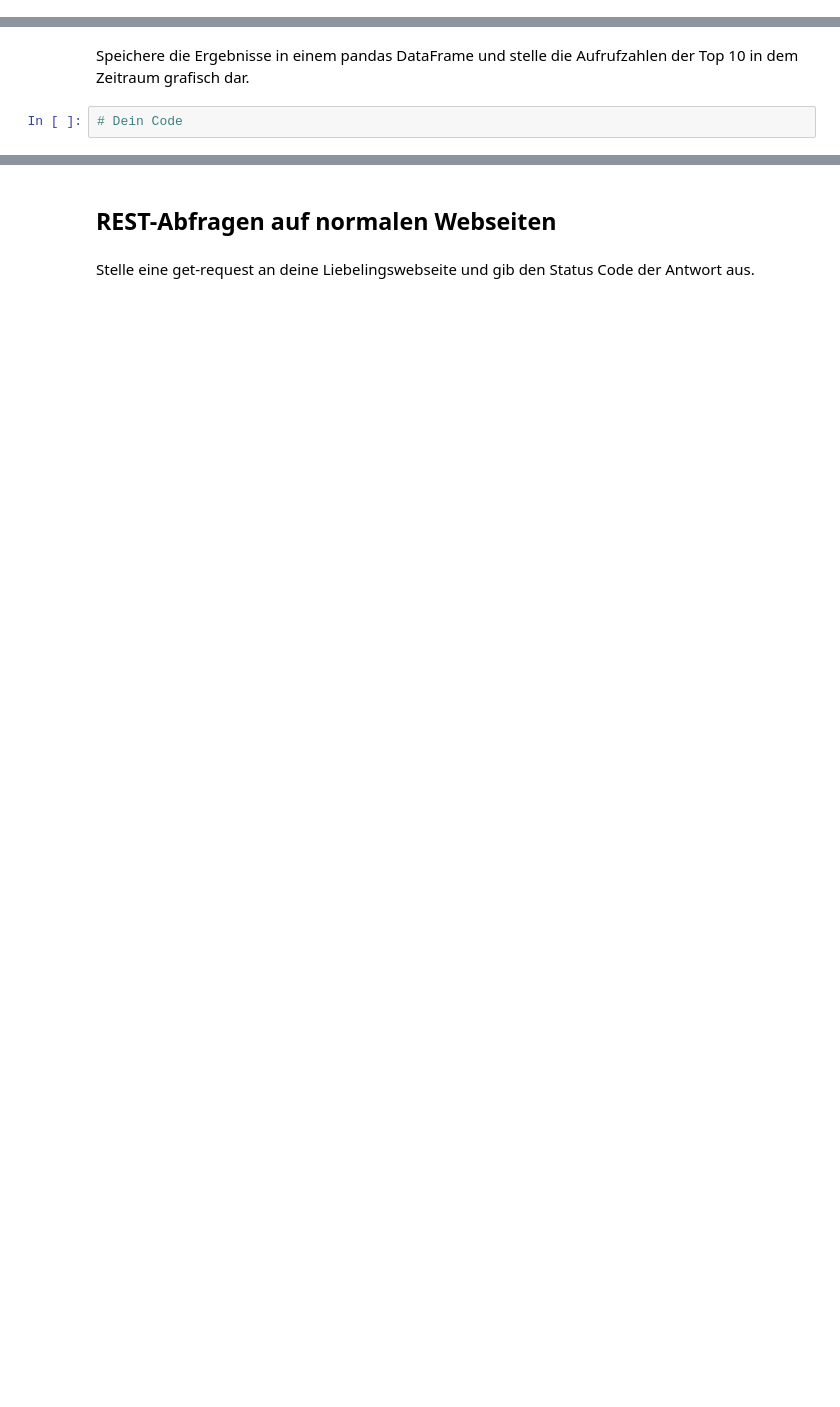
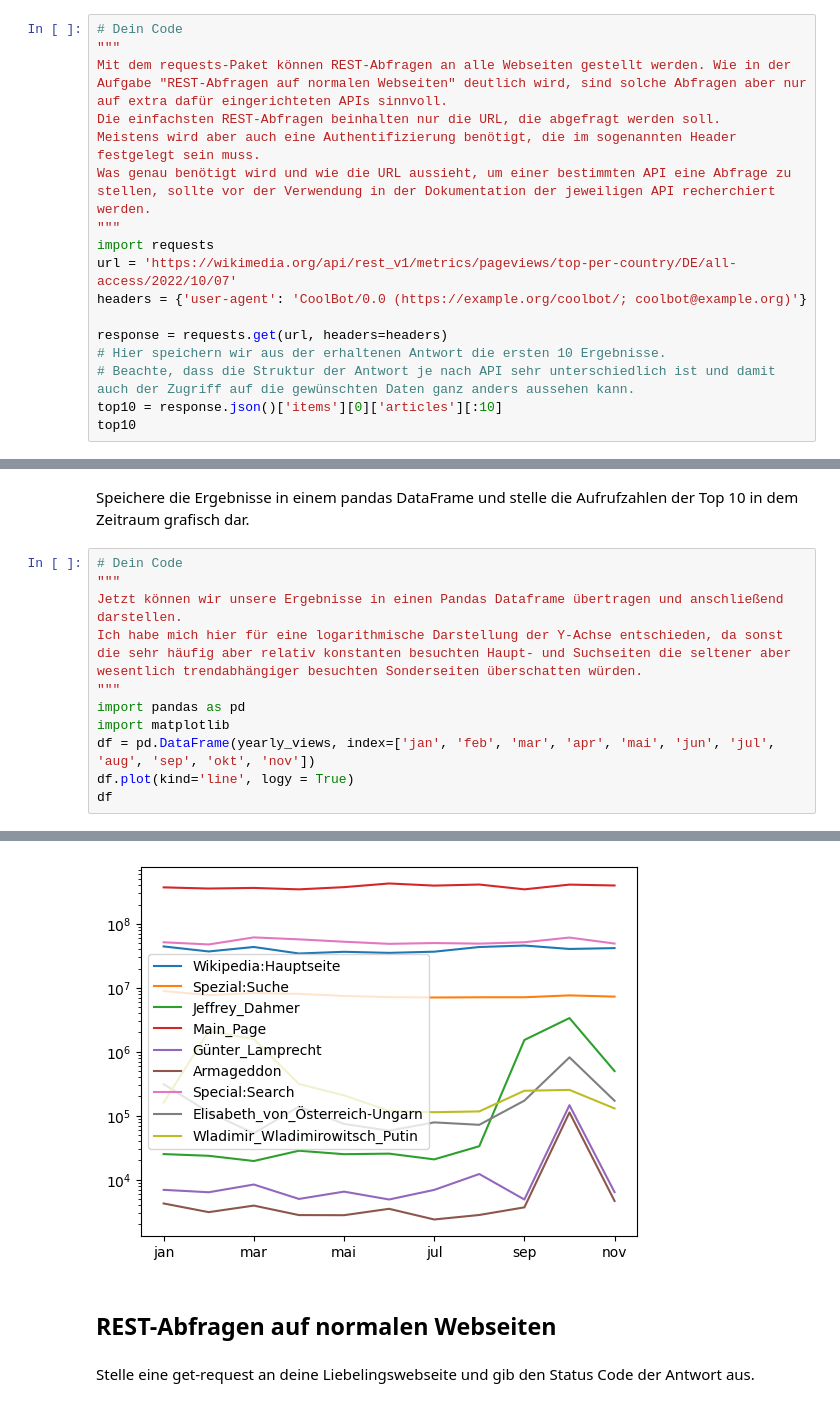
Before and after one commit to Tilana/datenjournalismus-in-python, a Jupyter notebook: workbook/aufgaben/uebungen7.ipynb, the cells around one changed output, grey strips where cells are left out. Drawn from its saved outputs; the diff is of its cells as text; blank space fills up the shorter version.

```diff
--- a/workbook/aufgaben/uebungen7.ipynb
+++ b/workbook/aufgaben/uebungen7.ipynb
@@ -13,0 +12,17 @@ Speichere die Top 10 in einer Liste.
+# %%
+# Dein Code
+"""
+Mit dem requests-Paket können REST-Abfragen an alle Webseiten gestellt werden. Wie in der Aufgabe "REST-Abfragen auf normalen Webseiten" deutlich wird, sind solche Abfragen aber nur auf extra dafür eingerichteten APIs sinnvoll.
+Die einfachsten REST-Abfragen beinhalten nur die URL, die abgefragt werden soll.
+Meistens wird aber auch eine Authentifizierung benötigt, die im sogenannten Header festgelegt sein muss.
+Was genau benötigt wird und wie die URL aussieht, um einer bestimmten API eine Abfrage zu stellen, sollte vor der Verwendung in der Dokumentation der jeweiligen API recherchiert werden.
+"""
+import requests
+url = 'https://wikimedia.org/api/rest_v1/metrics/pageviews/top-per-country/DE/all-access/2022/10/07'
+headers = {'user-agent': 'CoolBot/0.0 (https://example.org/coolbot/; coolbot@example.org)'}
+
+response = requests.get(url, headers=headers)
+# Hier speichern wir aus der erhaltenen Antwort die ersten 10 Ergebnisse.
+# Beachte, dass die Struktur der Antwort je nach API sehr unterschiedlich ist und damit auch der Zugriff auf die gewünschten Daten ganz anders aussehen kann.
+top10 = response.json()['items'][0]['articles'][:10]
+top10
@@ -18,4 +102,14 @@ Ermittle nun für jede Seite der Top 10 wie häufig diese zwischen dem 1. Januar
 # %% [markdown]
 Speichere die Ergebnisse in einem pandas DataFrame und stelle die Aufrufzahlen der Top 10 in dem Zeitraum grafisch dar.
-# %%
-# Dein Code
+# %%
+# Dein Code
+"""
+Jetzt können wir unsere Ergebnisse in einen Pandas Dataframe übertragen und anschließend darstellen.
+Ich habe mich hier für eine logarithmische Darstellung der Y-Achse entschieden, da sonst die sehr häufig aber relativ konstanten besuchten Haupt- und Suchseiten die seltener aber wesentlich trendabhängiger besuchten Sonderseiten überschatten würden.
+"""
+import pandas as pd
+import matplotlib
+df = pd.DataFrame(yearly_views, index=['jan', 'feb', 'mar', 'apr', 'mai', 'jun', 'jul', 'aug', 'sep', 'okt', 'nov'])
+df.plot(kind='line', logy = True)
+df
+# %% [output]
@@ -22,3 +128,4 @@ Speichere die Ergebnisse in einem pandas DataFrame und stelle die Aufrufzahlen d
+[figure, added]
 # %% [markdown]
 ## REST-Abfragen auf normalen Webseiten
 # %% [markdown]
```
Also changed, not shown: parts of 12 cells of this notebook, 1 other file.
